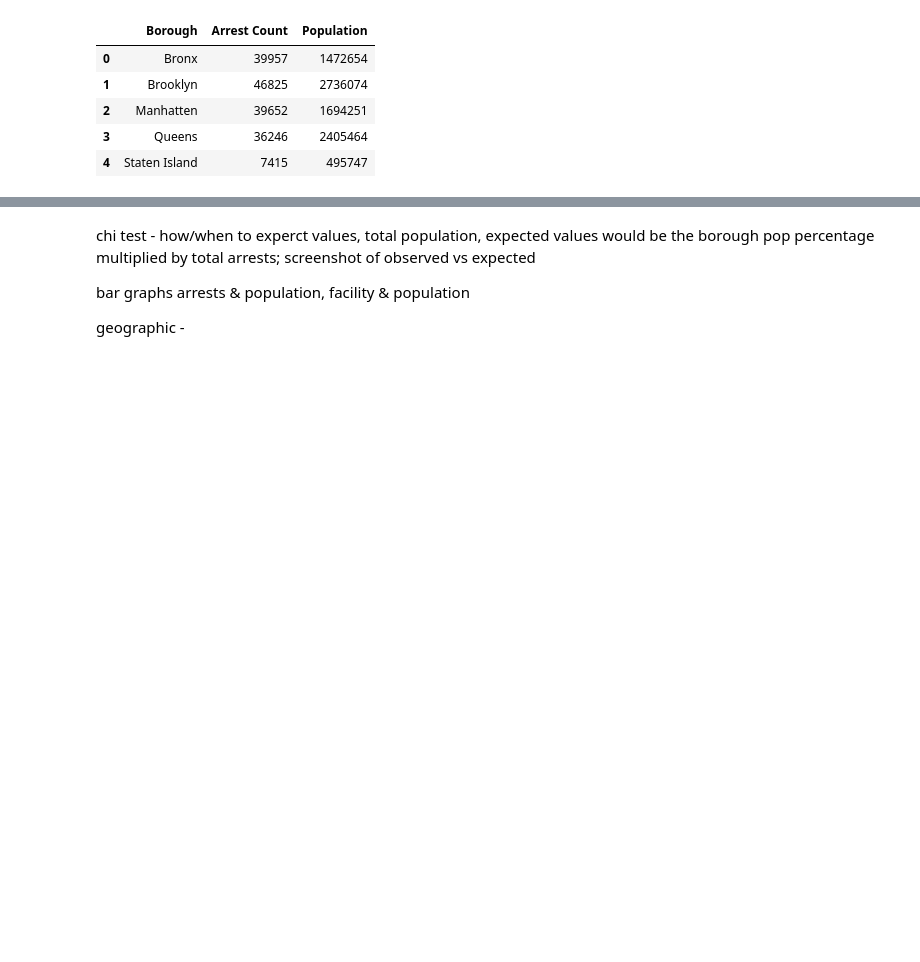
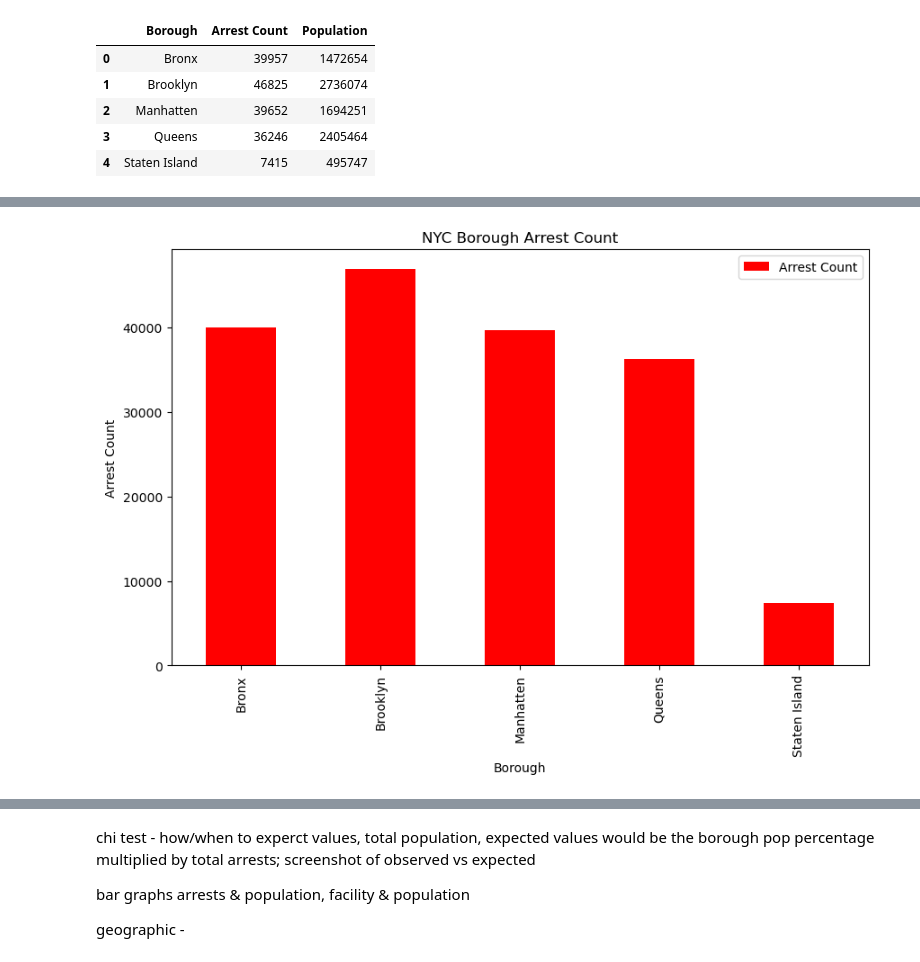
Before and after one commit to Fcoleman06/Group3_project1, a Jupyter notebook: Merged_counts.ipynb, the cells around one changed output, grey strips where cells are left out. Drawn from its saved outputs; the diff is of its cells as text; code cells hidden in the pictures; blank space fills up the shorter version.

```diff
--- a/Merged_counts.ipynb
+++ b/Merged_counts.ipynb
@@ -93,0 +118,12 @@ merged_arrest_mentfac_df.to_csv("Resources/merge_final_count.csv", index=False,
+# %%
+#-------------------------------
+# Borough Arrest Count
+#-------------------------------
+merged_arrest_mentfac_df.plot(x='Borough', y='Arrest Count', kind='bar', color='red', figsize=(10,6))
+plt.xlabel('Borough')
+plt.ylabel('Arrest Count')
+plt.title('NYC Borough Arrest Count')
+plt.savefig('Resources/NYC_arrest_bar.png')
+plt.show()
+# %% [output]
+[figure, added]
```
Also changed, not shown: parts of 8 cells of this notebook, 6 other files.
